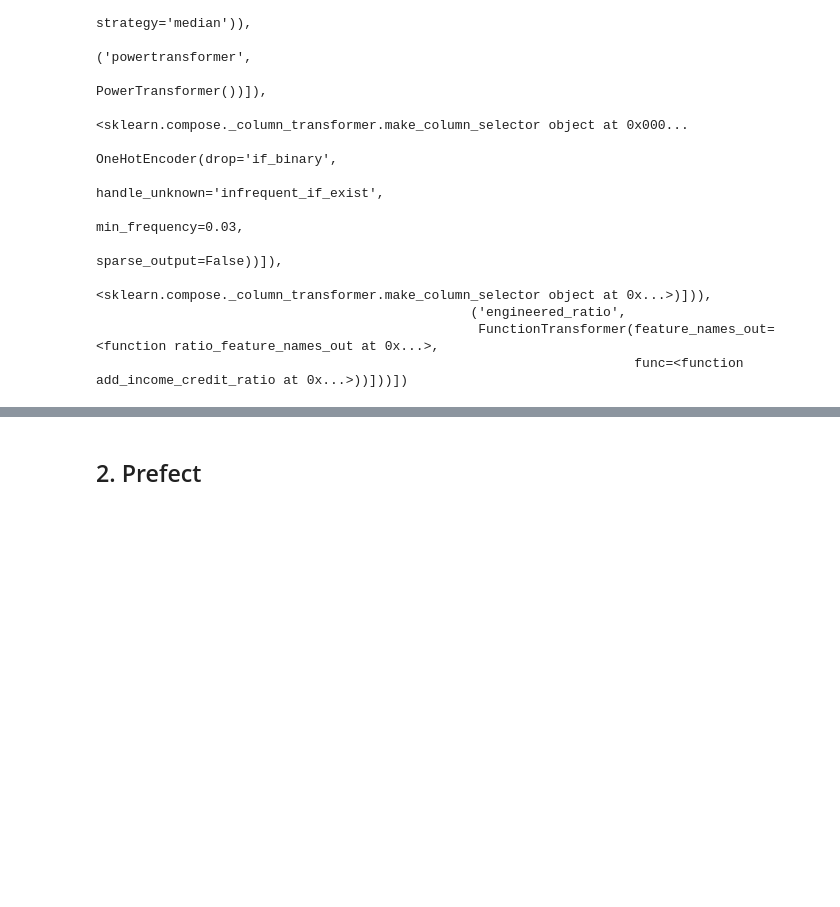
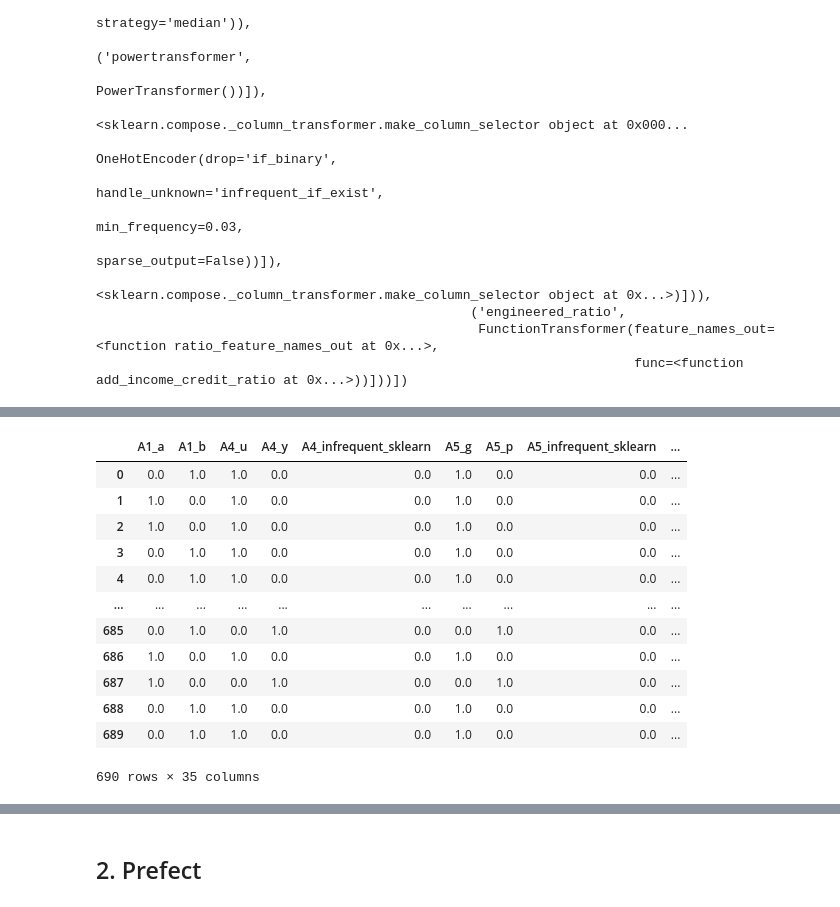
Before and after one commit to ws-l/hh_26_1, a Jupyter notebook: 3주차/HH_2026_3.ipynb, the cells around one changed output, grey strips where cells are left out. Saved outputs shown, nothing was run; the diff lists cells and outputs as text; code cells hidden in the pictures; blank space fills up the shorter version.

```diff
--- a/3주차/HH_2026_3.ipynb
+++ b/3주차/HH_2026_3.ipynb
@@ -239,0 +334,23 @@ test_joblib = joblib.load("pipe.joblib")
+# %%
+# 3) 범주: 최빈값 대치 → OHE (희소 범주는 묶음)
+cat_pipe = Pipeline([
+    ("imp", SimpleImputer(strategy="most_frequent")),
+    ("ohe", OneHotEncoder(handle_unknown="infrequent_if_exist",
+                          min_frequency=0.02, sparse_output=False)), #drop="first" : 첫 범주 제거, drop="if_binary": 이진범주만 1열, handle_unknow="infrequnt_if_exist": 소수 범주를 하나로.
+])
+
+cat_pipe.fit_transform(X.select_dtypes(exclude="number"))
+# %% [output]
+|  | A1_a | A1_b | A4_u | A4_y | A4_infrequent_sklearn | A5_g | A5_p | A5_infrequent_sklearn | ... |
+| 0 | 0.0 | 1.0 | 1.0 | 0.0 | 0.0 | 1.0 | 0.0 | 0.0 | ... |
+| 1 | 1.0 | 0.0 | 1.0 | 0.0 | 0.0 | 1.0 | 0.0 | 0.0 | ... |
+| 2 | 1.0 | 0.0 | 1.0 | 0.0 | 0.0 | 1.0 | 0.0 | 0.0 | ... |
+| 3 | 0.0 | 1.0 | 1.0 | 0.0 | 0.0 | 1.0 | 0.0 | 0.0 | ... |
+| 4 | 0.0 | 1.0 | 1.0 | 0.0 | 0.0 | 1.0 | 0.0 | 0.0 | ... |
+| ... | ... | ... | ... | ... | ... | ... | ... | ... | ... |
+| 685 | 0.0 | 1.0 | 0.0 | 1.0 | 0.0 | 0.0 | 1.0 | 0.0 | ... |
+| 686 | 1.0 | 0.0 | 1.0 | 0.0 | 0.0 | 1.0 | 0.0 | 0.0 | ... |
+| 687 | 1.0 | 0.0 | 0.0 | 1.0 | 0.0 | 0.0 | 1.0 | 0.0 | ... |
+| 688 | 0.0 | 1.0 | 1.0 | 0.0 | 0.0 | 1.0 | 0.0 | 0.0 | ... |
+| 689 | 0.0 | 1.0 | 1.0 | 0.0 | 0.0 | 1.0 | 0.0 | 0.0 | ... |
+690 rows × 35 columns
```
Also changed, not shown: parts of 29 cells of this notebook.
